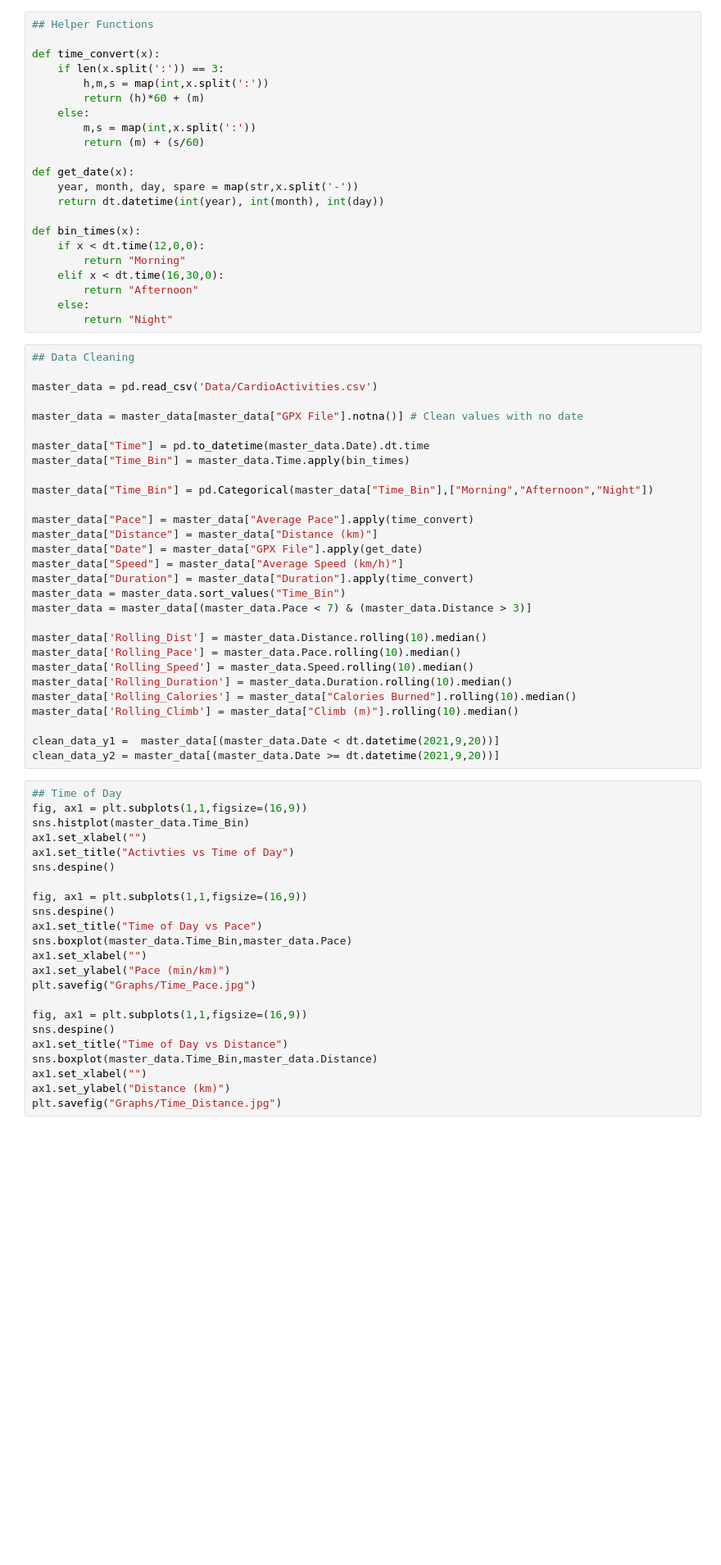
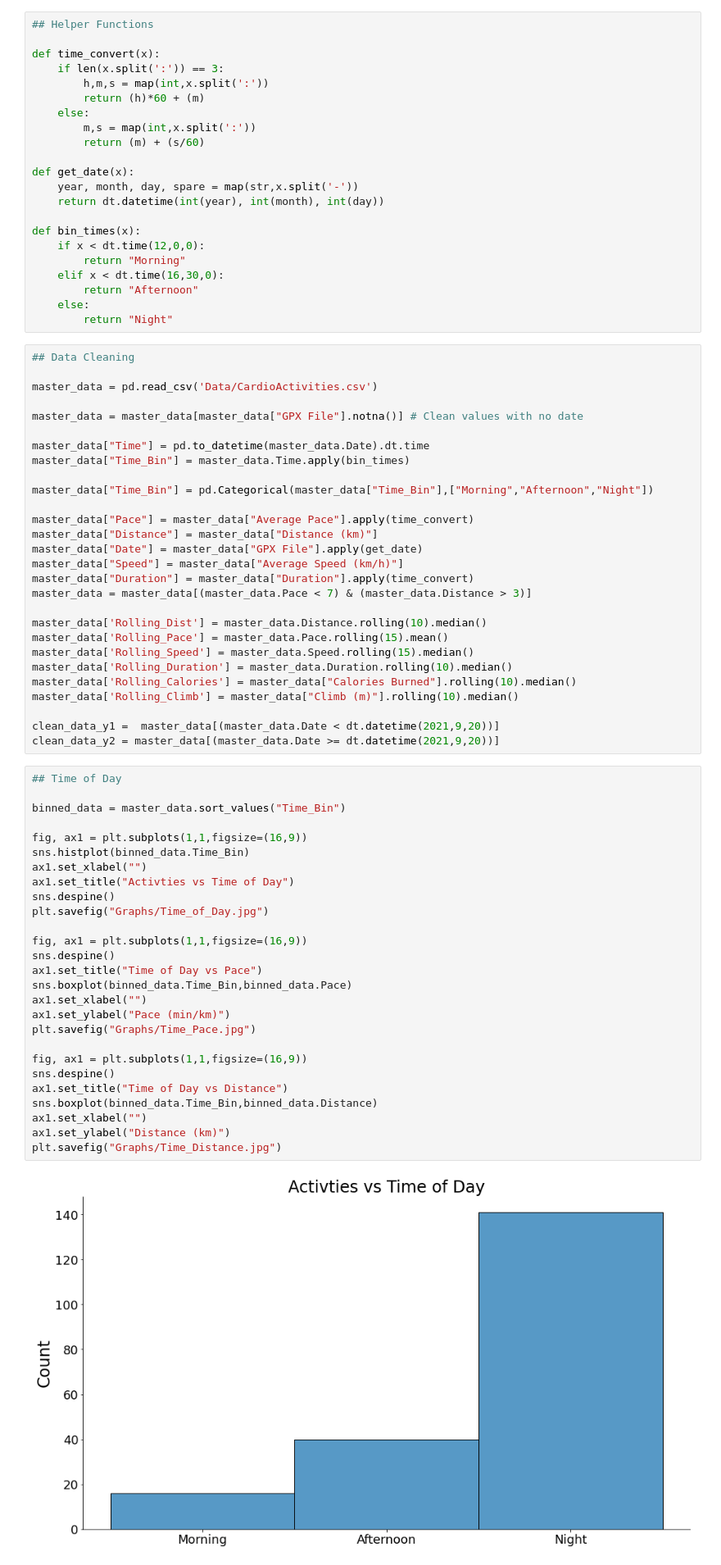
Before and after one commit to juldit/Runkeeper-Data-Analysis, a Jupyter notebook: running.ipynb, the cells around one changed output. Shown: that part at 82% size. Saved outputs shown, nothing was run; the diff lists cells and outputs as text; blank space fills up the shorter version.

Commit message:
fixed graph bug

```diff
--- a/running.ipynb
+++ b/running.ipynb
@@ -67,12 +67,11 @@ master_data["Distance"] = master_data["Distance (km)"]
 master_data["Date"] = master_data["GPX File"].apply(get_date)
 master_data["Speed"] = master_data["Average Speed (km/h)"]
 master_data["Duration"] = master_data["Duration"].apply(time_convert)
-master_data = master_data.sort_values("Time_Bin")
 master_data = master_data[(master_data.Pace < 7) & (master_data.Distance > 3)]
 
 master_data['Rolling_Dist'] = master_data.Distance.rolling(10).median()
-master_data['Rolling_Pace'] = master_data.Pace.rolling(10).median()
-master_data['Rolling_Speed'] = master_data.Speed.rolling(10).median()
+master_data['Rolling_Pace'] = master_data.Pace.rolling(15).mean()
+master_data['Rolling_Speed'] = master_data.Speed.rolling(15).median()
 master_data['Rolling_Duration'] = master_data.Duration.rolling(10).median()
 master_data['Rolling_Calories'] = master_data["Calories Burned"].rolling(10).median()
 master_data['Rolling_Climb'] = master_data["Climb (m)"].rolling(10).median()
@@ -81,24 +80,30 @@ clean_data_y1 =  master_data[(master_data.Date < dt.datetime(2021,9,20))]
 clean_data_y2 = master_data[(master_data.Date >= dt.datetime(2021,9,20))]
 # %%
 ## Time of Day
+
+binned_data = master_data.sort_values("Time_Bin")
+
 fig, ax1 = plt.subplots(1,1,figsize=(16,9))
-sns.histplot(master_data.Time_Bin)
+sns.histplot(binned_data.Time_Bin)
 ax1.set_xlabel("")
 ax1.set_title("Activties vs Time of Day")
 sns.despine()
+plt.savefig("Graphs/Time_of_Day.jpg")
 
 fig, ax1 = plt.subplots(1,1,figsize=(16,9))
 sns.despine()
 ax1.set_title("Time of Day vs Pace")
-sns.boxplot(master_data.Time_Bin,master_data.Pace)
+sns.boxplot(binned_data.Time_Bin,binned_data.Pace)
 ax1.set_xlabel("")
 ax1.set_ylabel("Pace (min/km)")
 plt.savefig("Graphs/Time_Pace.jpg")
 
 fig, ax1 = plt.subplots(1,1,figsize=(16,9))
 sns.despine()
 ax1.set_title("Time of Day vs Distance")
-sns.boxplot(master_data.Time_Bin,master_data.Distance)
+sns.boxplot(binned_data.Time_Bin,binned_data.Distance)
 ax1.set_xlabel("")
 ax1.set_ylabel("Distance (km)")
 plt.savefig("Graphs/Time_Distance.jpg")
+# %% [output]
+[figure, added]
```
Also changed, not shown: parts of 4 cells of this notebook, 5 other files.
